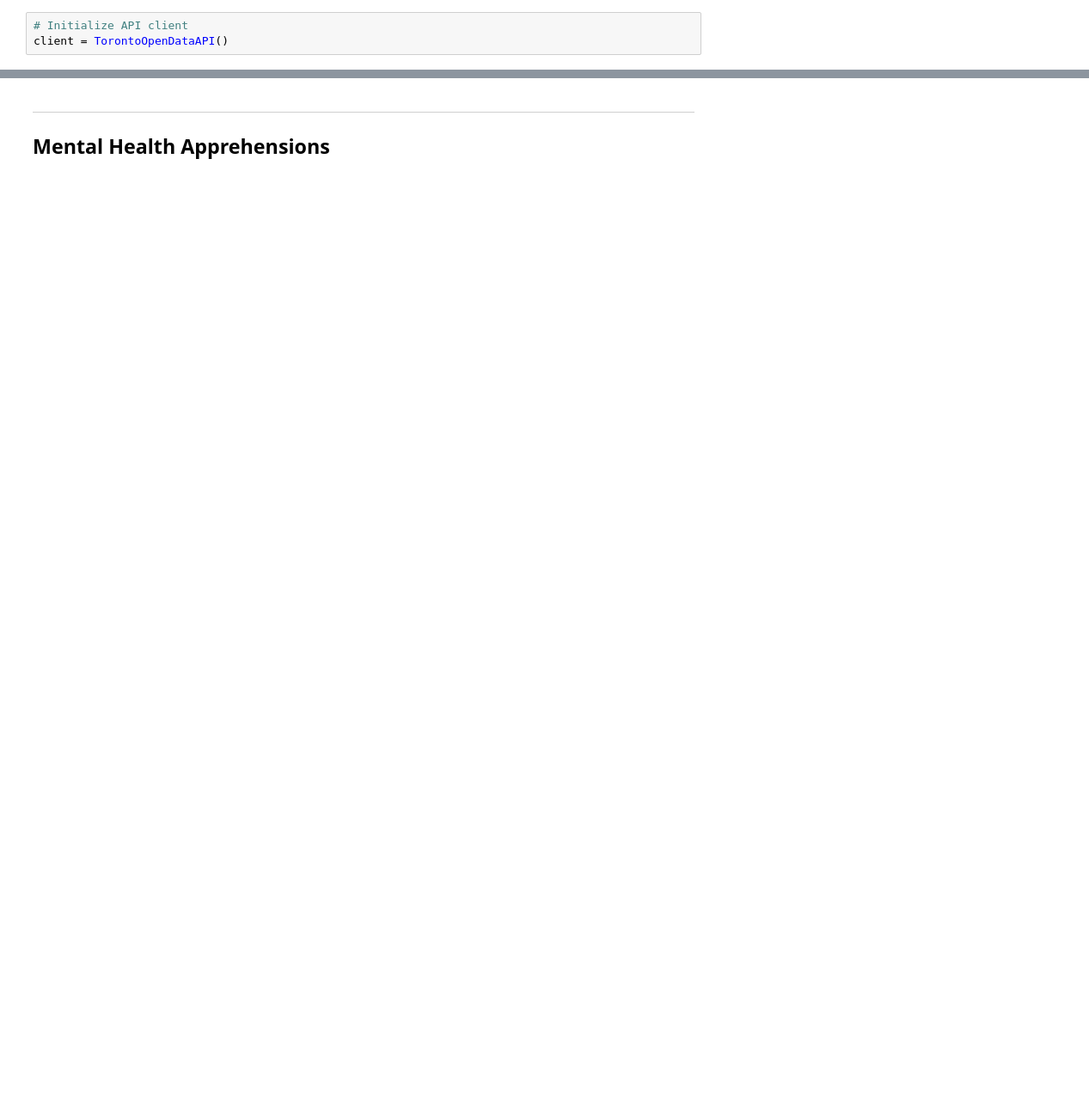
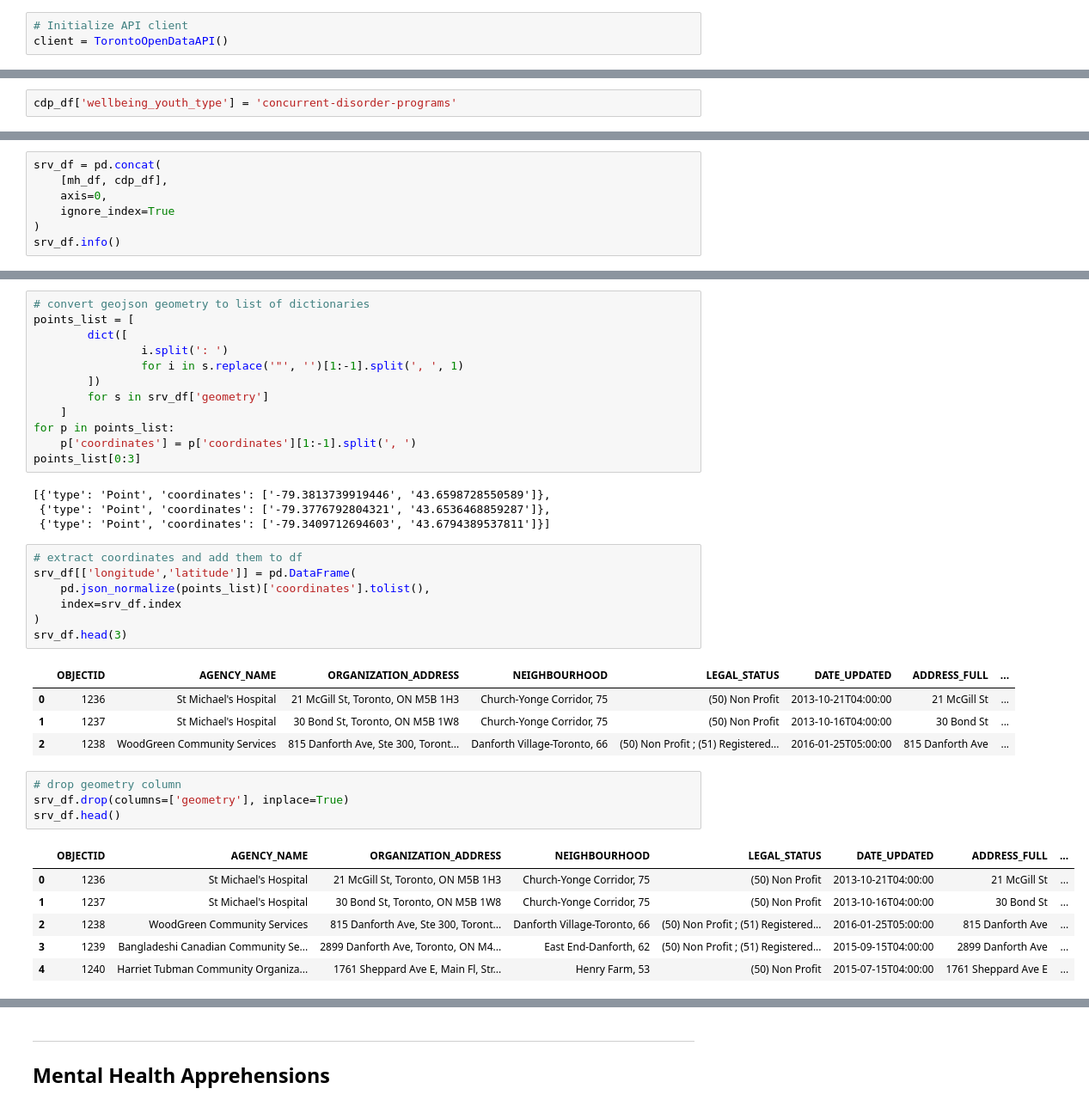
Before and after one commit to tsbarr/toronto-open-data, a Jupyter notebook: mental-health-services/notebooks/01_data_collection.ipynb, the cells around one changed output, grey strips where cells are left out. Shown at 86% size. Drawn from its saved outputs; the diff is of its cells as text; blank space fills up the shorter version.

```diff
--- a/mental-health-services/notebooks/01_data_collection.ipynb
+++ b/mental-health-services/notebooks/01_data_collection.ipynb
@@ -11,0 +138,2 @@ client = TorontoOpenDataAPI()
+# %%
+cdp_df['wellbeing_youth_type'] = 'concurrent-disorder-programs'
@@ -11,0 +142,7 @@ client = TorontoOpenDataAPI()
+# %%
+srv_df = pd.concat(
+    [mh_df, cdp_df],
+    axis=0,
+    ignore_index=True
+)
+srv_df.info()
@@ -11,0 +168,39 @@ client = TorontoOpenDataAPI()
+# %%
+# convert geojson geometry to list of dictionaries
+points_list = [
+        dict([
+                i.split(': ')
+                for i in s.replace('"', '')[1:-1].split(', ', 1)
+        ])
+        for s in srv_df['geometry']
+    ]
+for p in points_list:
+    p['coordinates'] = p['coordinates'][1:-1].split(', ')
+points_list[0:3]
+# %% [output]
+[{'type': 'Point', 'coordinates': ['-79.3813739919446', '43.6598728550589']},
+ {'type': 'Point', 'coordinates': ['-79.3776792804321', '43.6536468859287']},
+ {'type': 'Point', 'coordinates': ['-79.3409712694603', '43.6794389537811']}]
+# %%
+# extract coordinates and add them to df
+srv_df[['longitude','latitude']] = pd.DataFrame(
+    pd.json_normalize(points_list)['coordinates'].tolist(),
+    index=srv_df.index
+)
+srv_df.head(3)
+# %% [output]
+|  | OBJECTID | AGENCY_NAME | ORGANIZATION_ADDRESS | NEIGHBOURHOOD | LEGAL_STATUS | DATE_UPDATED | ADDRESS_FULL | ... |
+| 0 | 1236 | St Michael's Hospital | 21 McGill St, Toronto, ON M5B 1H3 | Church-Yonge Corridor, 75 | (50) Non Profit | 2013-10-21T04:00:00 | 21 McGill St | ... |
+| 1 | 1237 | St Michael's Hospital | 30 Bond St, Toronto, ON M5B 1W8 | Church-Yonge Corridor, 75 | (50) Non Profit | 2013-10-16T04:00:00 | 30 Bond St | ... |
+| 2 | 1238 | WoodGreen Community Services | 815 Danforth Ave, Ste 300, Toront... | Danforth Village-Toronto, 66 | (50) Non Profit ; (51) Registered... | 2016-01-25T05:00:00 | 815 Danforth Ave | ... |
+# %%
+# drop geometry column
+srv_df.drop(columns=['geometry'], inplace=True)
+srv_df.head()
+# %% [output]
+|  | OBJECTID | AGENCY_NAME | ORGANIZATION_ADDRESS | NEIGHBOURHOOD | LEGAL_STATUS | DATE_UPDATED | ADDRESS_FULL | ... |
+| 0 | 1236 | St Michael's Hospital | 21 McGill St, Toronto, ON M5B 1H3 | Church-Yonge Corridor, 75 | (50) Non Profit | 2013-10-21T04:00:00 | 21 McGill St | ... |
+| 1 | 1237 | St Michael's Hospital | 30 Bond St, Toronto, ON M5B 1W8 | Church-Yonge Corridor, 75 | (50) Non Profit | 2013-10-16T04:00:00 | 30 Bond St | ... |
+| 2 | 1238 | WoodGreen Community Services | 815 Danforth Ave, Ste 300, Toront... | Danforth Village-Toronto, 66 | (50) Non Profit ; (51) Registered... | 2016-01-25T05:00:00 | 815 Danforth Ave | ... |
+| 3 | 1239 | Bangladeshi Canadian Community Se... | 2899 Danforth Ave, Toronto, ON M4... | East End-Danforth, 62 | (50) Non Profit ; (51) Registered... | 2015-09-15T04:00:00 | 2899 Danforth Ave | ... |
+| 4 | 1240 | Harriet Tubman Community Organiza... | 1761 Sheppard Ave E, Main Fl, Str... | Henry Farm, 53 | (50) Non Profit | 2015-07-15T04:00:00 | 1761 Sheppard Ave E | ... |
```
Also changed, not shown: parts of 25 cells of this notebook.
